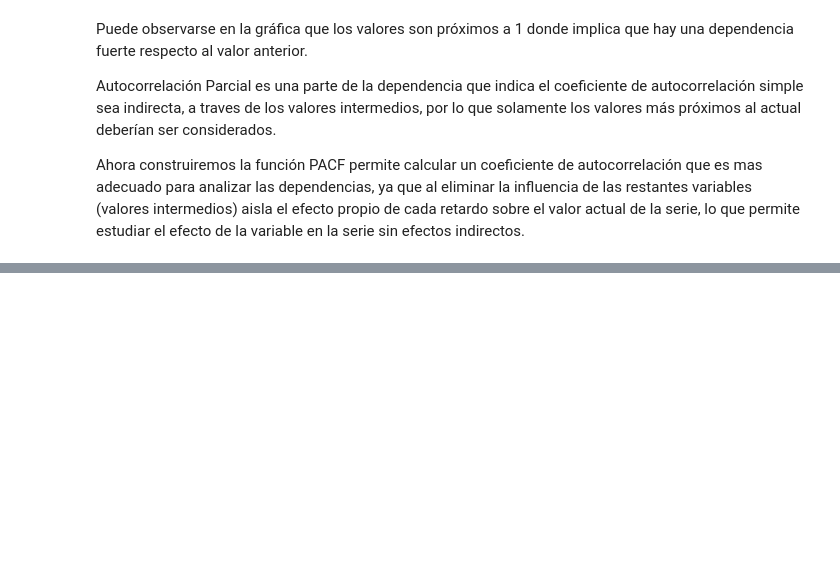
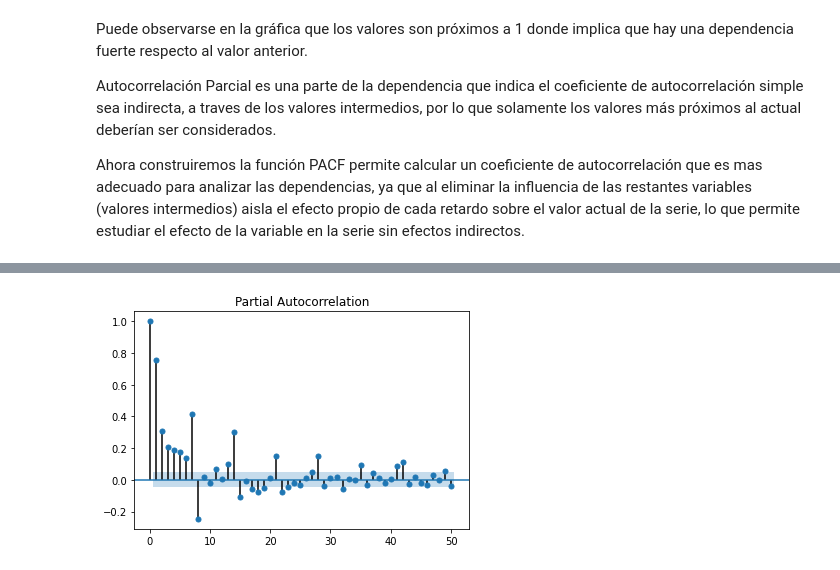
Before and after one commit to CHRISTIANDAGATTI/Mentoria_Series_Temporales, a Jupyter notebook: 20220521_TP1_analisis_y_visualizacion.ipynb, the cells around one changed output, grey strips where cells are left out. Saved outputs shown, nothing was run; the diff lists cells and outputs as text; code cells hidden in the pictures; blank space fills up the shorter version.

```diff
--- a/20220521_TP1_analisis_y_visualizacion.ipynb
+++ b/20220521_TP1_analisis_y_visualizacion.ipynb
@@ -651,5 +654,7 @@ pacf=plot_pacf(df_acf, lags=50)
 # %%
 #df['Store 51']+df['Store 13']+df['Store 23']+df['Store 5']+df['Store 7']+df['Store 50']+df['Store 26']+df['Store 49']+df['Store 8']+df['Store 39']
-df_pacf = stores['Store 51']
+df_pacf = df_stores['Store 51']
 #df_pacf = df.index <= '2015-12-31' #& df.index >= '2015-01-01'
 pacf=plot_pacf(df_acf, lags=50)
+# %% [output]
+[figure, added]
```
Also changed, not shown: parts of 1 cell of this notebook.
